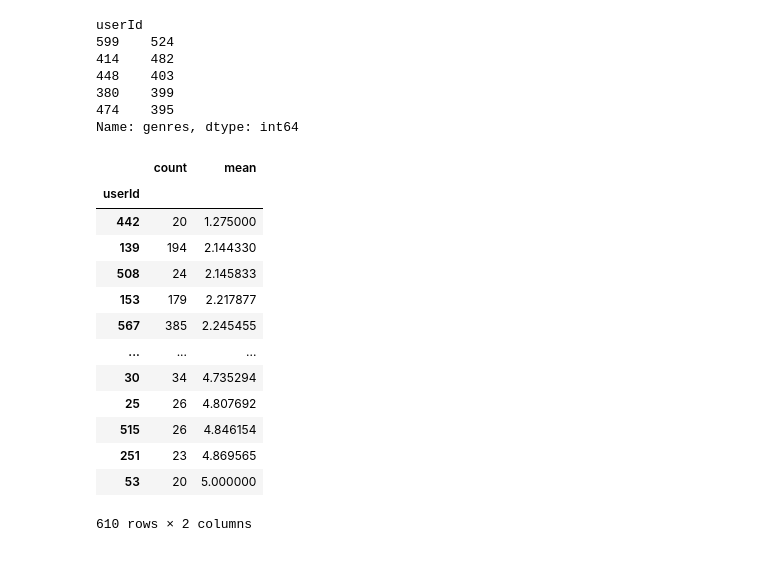
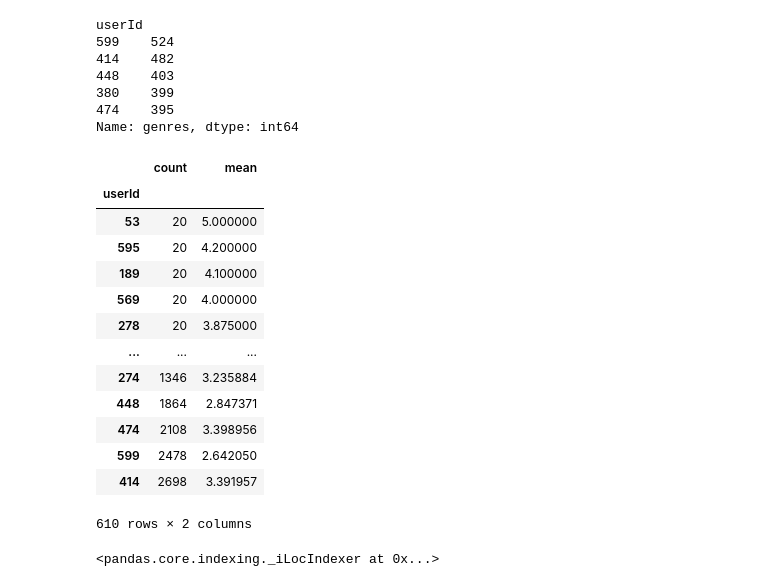
Before and after one commit to Karayushii/py12, a Jupyter notebook: zacrep.ipynb, the cells around one changed output. Saved outputs shown, nothing was run; the diff lists cells and outputs as text; code cells hidden in the pictures.

```diff
--- a/zacrep.ipynb
+++ b/zacrep.ipynb
@@ -56,19 +56,24 @@ userId
 474    395
 Name: genres, dtype: int64
 # %%
-ratings_movies.groupby('userId')['rating'].agg(['count','mean']).sort_values(by ='count').sort_values(by = 'mean', ascending=True)
+ratings_movies.groupby(['userId'])['rating'].agg(['count','mean']).sort_values(by=['count','mean'], ascending=[True,False])
 # %% [output]
 |  | count | mean |
 | userId |  |  |
-| 442 | 20 | 1.275000 |
-| 139 | 194 | 2.144330 |
-| 508 | 24 | 2.145833 |
-| 153 | 179 | 2.217877 |
-| 567 | 385 | 2.245455 |
+| 53 | 20 | 5.000000 |
+| 595 | 20 | 4.200000 |
+| 189 | 20 | 4.100000 |
+| 569 | 20 | 4.000000 |
+| 278 | 20 | 3.875000 |
 | ... | ... | ... |
-| 30 | 34 | 4.735294 |
-| 25 | 26 | 4.807692 |
-| 515 | 26 | 4.846154 |
-| 251 | 23 | 4.869565 |
-| 53 | 20 | 5.000000 |
+| 274 | 1346 | 3.235884 |
+| 448 | 1864 | 2.847371 |
+| 474 | 2108 | 3.398956 |
+| 599 | 2478 | 2.642050 |
+| 414 | 2698 | 3.391957 |
 610 rows × 2 columns
+# %%
+r_m = ratings_movies[ratings_movies['year_release']==2018].groupby('genres')['rating'].agg(['count','mean'])
+r_m[r_m['count']>10].sort_values(by='mean').iloc
+# %% [output]
+<pandas.core.indexing._iLocIndexer at 0x...>
```
Also changed, not shown: parts of 11 cells of this notebook, 2 other files.
